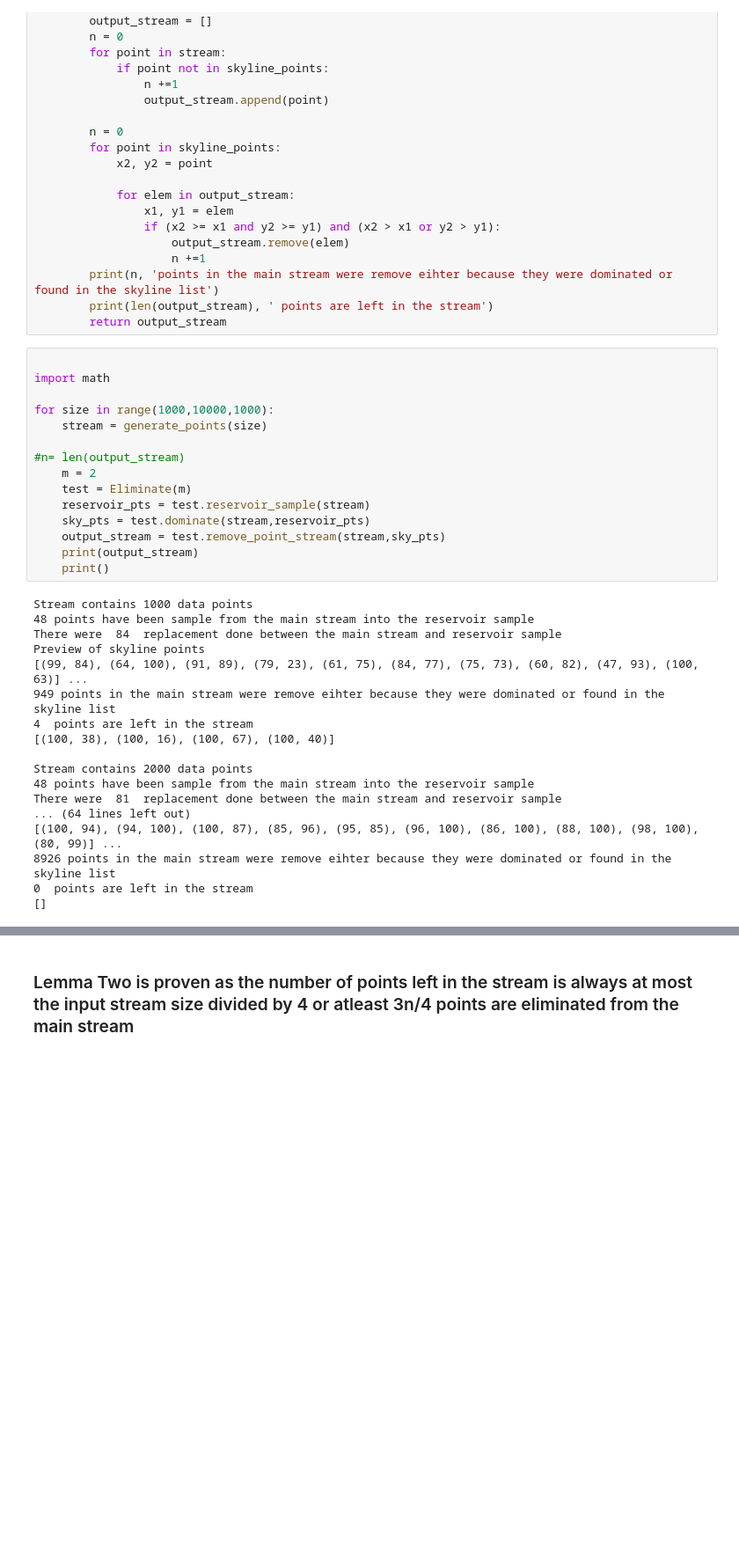
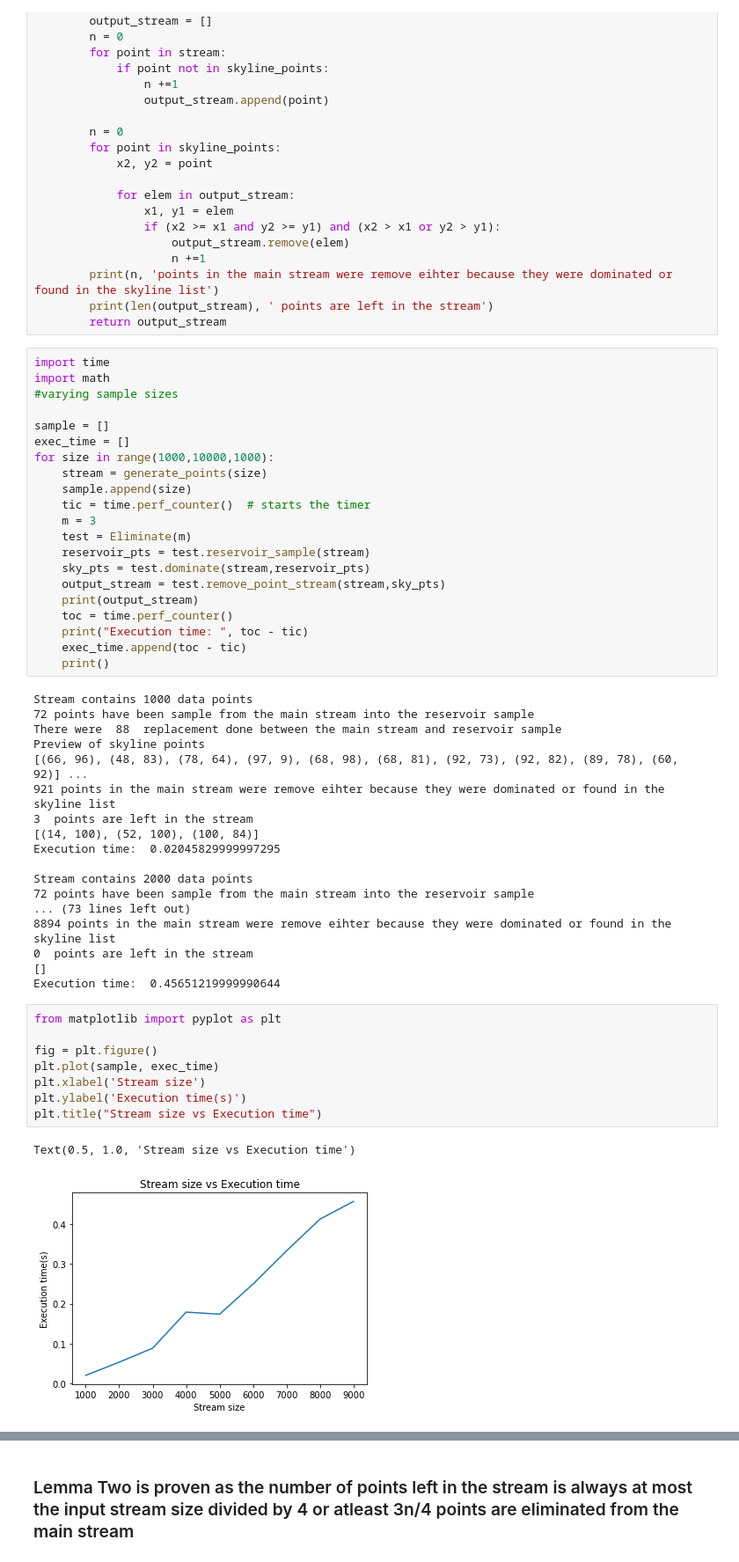
Before and after one commit to MSBGDA/Algorithms-for-BigData, a Jupyter notebook: skyline.ipynb, the cells around one changed output, grey strips where cells are left out. Shown at 88% size. Saved outputs shown, nothing was run; the diff lists cells and outputs as text; blank space fills up the shorter version.

Commit message:
'plots'

```diff
--- a/skyline.ipynb
+++ b/skyline.ipynb
@@ -102,35 +87,52 @@ class Eliminate:
         print(len(output_stream), ' points are left in the stream')
         return output_stream
 # %%
+import time
+import math
+#varying sample sizes
 
-import math
-
+sample = []
+exec_time = []
 for size in range(1000,10000,1000):
     stream = generate_points(size)
-
-#n= len(output_stream)
-    m = 2
+    sample.append(size)
+    tic = time.perf_counter()  # starts the timer
+    m = 3
     test = Eliminate(m)
     reservoir_pts = test.reservoir_sample(stream)
     sky_pts = test.dominate(stream,reservoir_pts)
     output_stream = test.remove_point_stream(stream,sky_pts)
     print(output_stream)
+    toc = time.perf_counter()
+    print("Execution time: ", toc - tic)
+    exec_time.append(toc - tic)
     print()
 # %% [output]
 Stream contains 1000 data points
-48 points have been sample from the main stream into the reservoir sample
-There were  84  replacement done between the main stream and reservoir sample
+72 points have been sample from the main stream into the reservoir sample
+There were  88  replacement done between the main stream and reservoir sample
 Preview of skyline points
-[(99, 84), (64, 100), (91, 89), (79, 23), (61, 75), (84, 77), (75, 73), (60, 82), (47, 93), (100, 63)] ...
-949 points in the main stream were remove eihter because they were dominated or found in the skyline list
-4  points are left in the stream
-[(100, 38), (100, 16), (100, 67), (100, 40)]
+[(66, 96), (48, 83), (78, 64), (97, 9), (68, 98), (68, 81), (92, 73), (92, 82), (89, 78), (60, 92)] ...
+921 points in the main stream were remove eihter because they were dominated or found in the skyline list
+3  points are left in the stream
+[(14, 100), (52, 100), (100, 84)]
+Execution time:  0.02045829999997295
 
 Stream contains 2000 data points
-48 points have been sample from the main stream into the reservoir sample
-There were  81  replacement done between the main stream and reservoir sample
-... (64 lines left out)
-[(100, 94), (94, 100), (100, 87), (85, 96), (95, 85), (96, 100), (86, 100), (88, 100), (98, 100), (80, 99)] ...
-8926 points in the main stream were remove eihter because they were dominated or found in the skyline list
+72 points have been sample from the main stream into the reservoir sample
+... (73 lines left out)
+8894 points in the main stream were remove eihter because they were dominated or found in the skyline list
 0  points are left in the stream
 []
+Execution time:  0.45651219999990644
+# %%
+from matplotlib import pyplot as plt
+
+fig = plt.figure()
+plt.plot(sample, exec_time)
+plt.xlabel('Stream size')
+plt.ylabel('Execution time(s)')
+plt.title("Stream size vs Execution time")
+# %% [output]
+Text(0.5, 1.0, 'Stream size vs Execution time')
+[figure, added]
```
Also changed, not shown: parts of 9 cells of this notebook.
